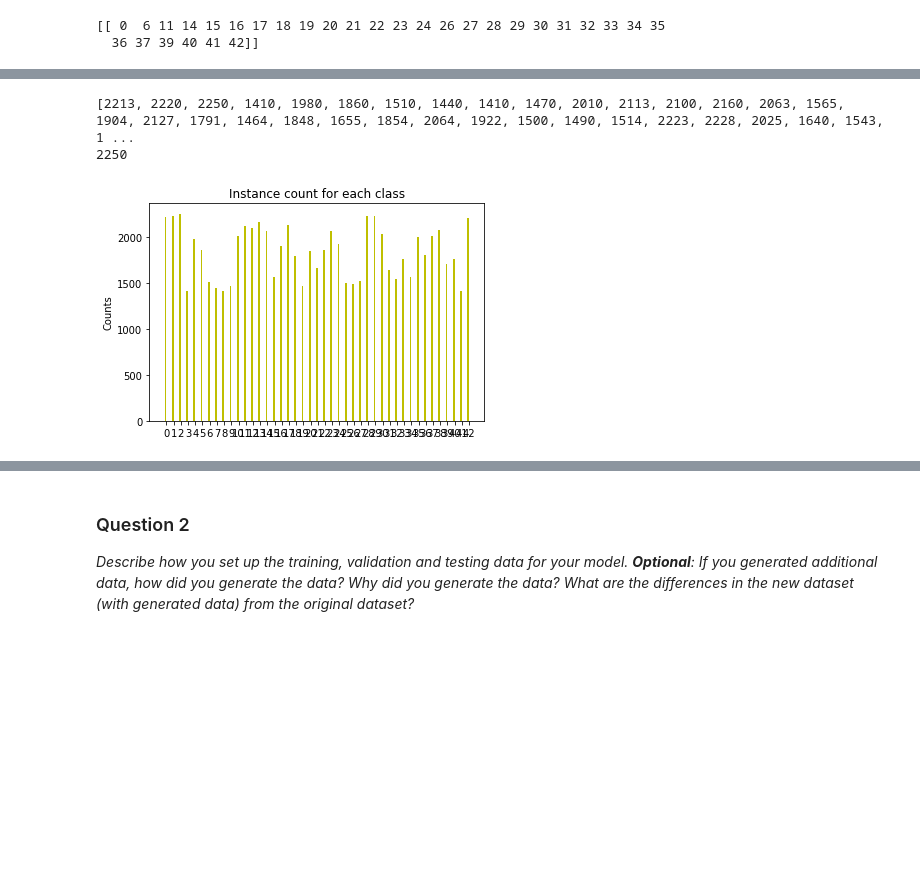
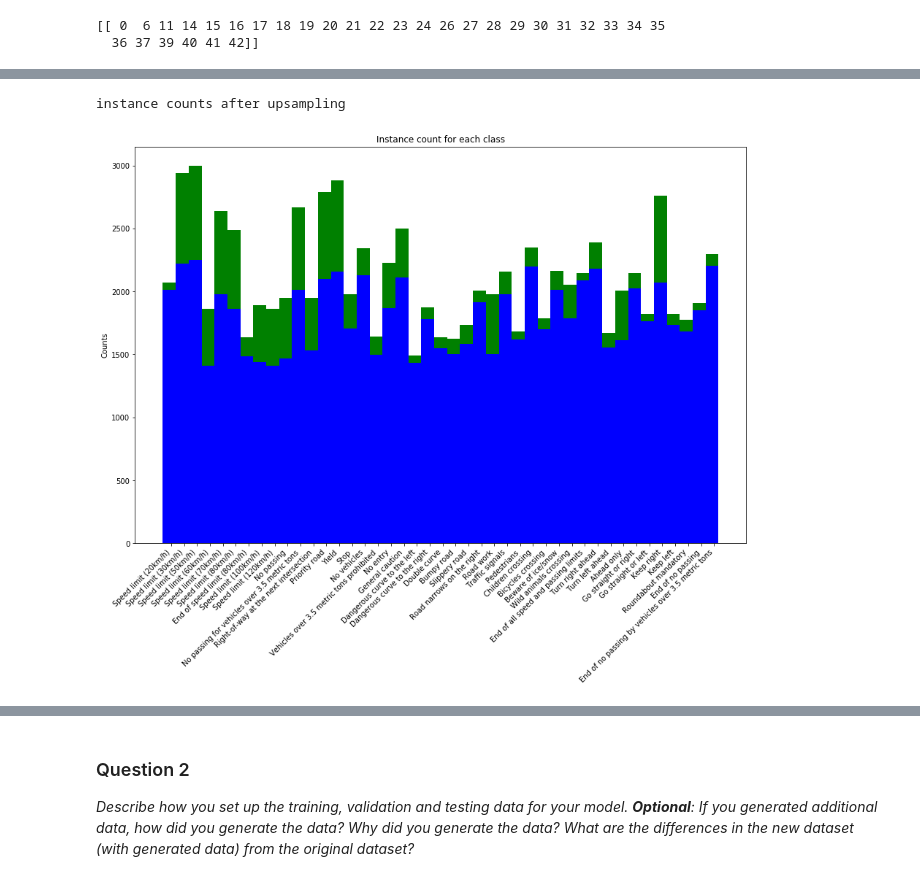
Before and after one commit to jpunuru/Traffic-Sign-Classifier, a Jupyter notebook: Traffic_Sign_Classifier_sol.ipynb, the cells around one changed output, grey strips where cells are left out. Cells and saved outputs as stored; diff of their text form; code cells hidden in the pictures; blank space fills up the shorter version.

```diff
--- a/Traffic_Sign_Classifier_sol.ipynb
+++ b/Traffic_Sign_Classifier_sol.ipynb
@@ -209,7 +228,7 @@ y_sampled = np.empty(0, np.uint8)
 
 for cls in classes_to_sample[0]:
     max_samples = np.random.randint(1400, 2250, 1)[0]
-    nb_samples_need = max_samples-class_counts[cls]
+    nb_samples_need = max_samples-train_class_counts[cls]
     cls_instance_ids = np.where(y_train==cls)
     #print("class %d ", cls)
     #print(cls_instance_ids)
@@ -229,11 +248,17 @@ print(len(y_sampled))
 # %%
-import random
-print(len(X_sampled))
-index = random.randint(0, len(X_sampled))
+
+#sampled instances
+index = np.random.randint(0, len(X_sampled), 10)
 print(index)
-image = X_sampled[index].squeeze()
+images = X_sampled[index]
 
-plt.figure(figsize=(1,1))
-plt.imshow(image, cmap= plt.get_cmap('gray'))
+print("Sampled Images")
+fig = plt.figure(figsize=(10,10))
+for i in range(len(index)):
+    b= fig.add_subplot(1,len(index),i+1)
+    plt.imshow(images[i].squeeze(), cmap= plt.get_cmap('gray'))
+
+#plt.figure(figsize=(1,1))
+#plt.imshow(image, cmap= plt.get_cmap('gray'))
 print(y_sampled[index])
 # %% [output]
@@ -254,31 +280,36 @@ print(len(y_train))
 # %%
 #Generate number of examples per class after up sampling
+#Generate number of examples per class
 import numpy as np
 import matplotlib.pyplot as plt
 
 #print a
-class_counts = [0 for i in range(n_classes)]
+train_class_counts = [0 for i in range(n_classes)]
 for v in y_train:
-    class_counts[v] += 1
+    train_class_counts[v] += 1
 
-ind =  np.arange(n_classes)
-width = 0.25
+test_class_counts = [0 for i in range(n_classes)]
+for v in y_test:
+    test_class_counts[v] += 1
 
-print(class_counts)
-print(max(class_counts))
-
-fig,ax = plt.subplots()
-rects = ax.bar(ind, class_counts, width, color='y')
+width = 0.35
+ind =  np.arange(n_classes)*width
+#print(ind)
+#print(class_names)
+#print(class_counts)
+#print(max(class_counts))
+print("instance counts after upsampling")
+fig,ax = plt.subplots(figsize=(15,10) )
+rects0 = ax.bar(ind, train_class_counts, width, color='b')
+rects1 = ax.bar(ind, test_class_counts, width, color='g', bottom=train_class_counts)
 ax.set_ylabel('Counts')
 ax.set_title('Instance count for each class')
-ax.set_xticks(ind+width/2)
-ax.set_xticklabels(ind)
-
+xticks_pos = [0.65*patch.get_width() + patch.get_xy()[0] for patch in rects0]
+plt.xticks(xticks_pos, class_names,  ha='right', rotation=45)
 plt.show()
 # %% [output]
-[2213, 2220, 2250, 1410, 1980, 1860, 1510, 1440, 1410, 1470, 2010, 2113, 2100, 2160, 2063, 1565, 1904, 2127, 1791, 1464, 1848, 1655, 1854, 2064, 1922, 1500, 1490, 1514, 2223, 2228, 2025, 1640, 1543, 1 ...
-2250
+instance counts after upsampling
-[figure, old version]
+[figure, new version]
 # %%
 #jitter the data
 #X_train_vals =
```
Also changed, not shown: parts of 31 cells of this notebook, 1 other file.
